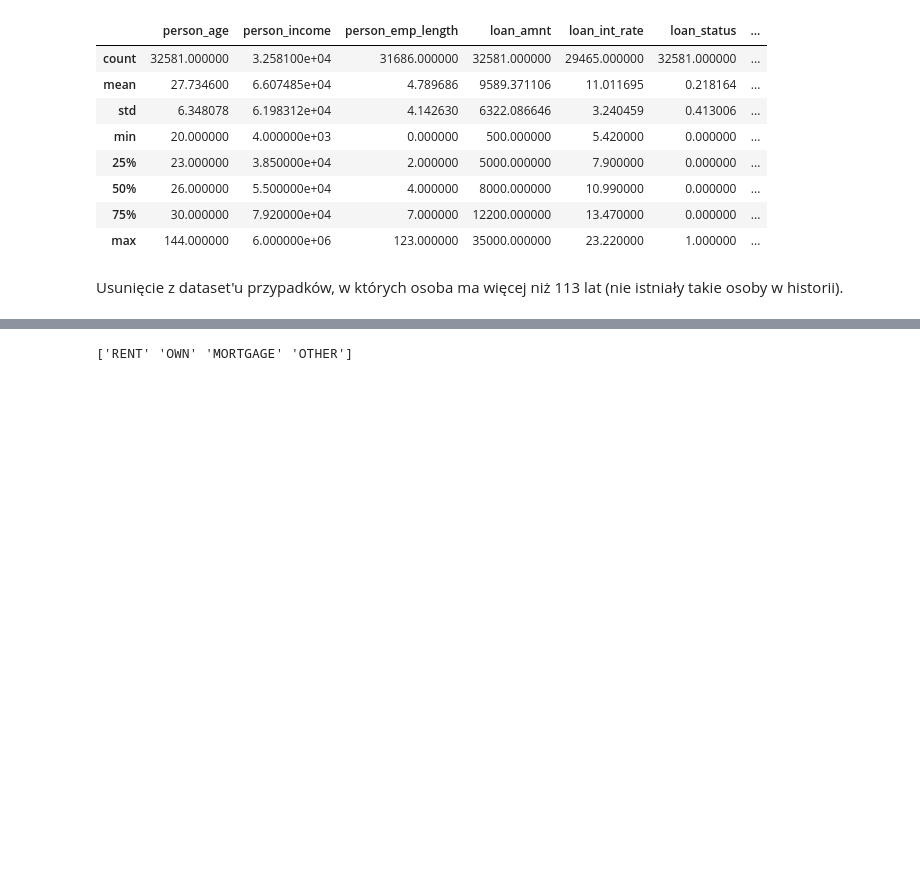
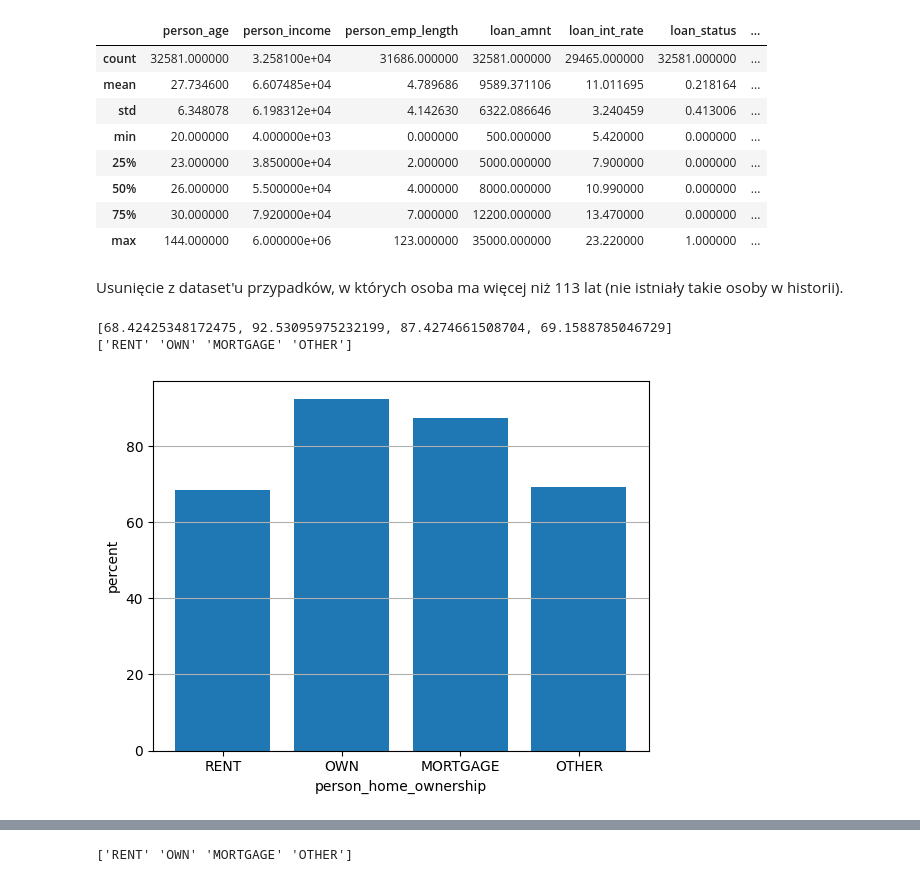
Before and after one commit to aleksyniemir/credit_risk_analysis, a Jupyter notebook: data_analysis.ipynb, the cells around one changed output, grey strips where cells are left out. Saved outputs shown, nothing was run; the diff lists cells and outputs as text; code cells hidden in the pictures; blank space fills up the shorter version.

Commit message:
bar charts added

```diff
--- a/data_analysis.ipynb
+++ b/data_analysis.ipynb
@@ -52,3 +52,22 @@ df.describe()
 df = df[df["person_age"]<=113]
 # %% [markdown]
 Usunięcie z dataset'u przypadków, w których osoba ma więcej niż 113 lat (nie istniały takie osoby w historii).
+# %%
+repayed_percent_home_ownership = []
+for person_home_ownership in df['person_home_ownership'].unique():
+    x = len(df[(df['loan_status'] == 0) & (df['person_home_ownership'] == person_home_ownership)]) / len(df[df['person_home_ownership'] == person_home_ownership]) * 100
+    repayed_percent_home_ownership.append(x)
+
+print(repayed_percent_home_ownership)
+print(df['person_home_ownership'].unique())
+
+
+plt.bar(df['person_home_ownership'].unique(), repayed_percent_home_ownership)
+plt.xlabel('person_home_ownership')
+plt.ylabel('percent')
+plt.grid(axis='y')
+plt.show()
+# %% [output]
+[68.42425348172475, 92.53095975232199, 87.4274661508704, 69.1588785046729]
+['RENT' 'OWN' 'MORTGAGE' 'OTHER']
+[figure, added]
```
Also changed, not shown: parts of 2 cells of this notebook.
